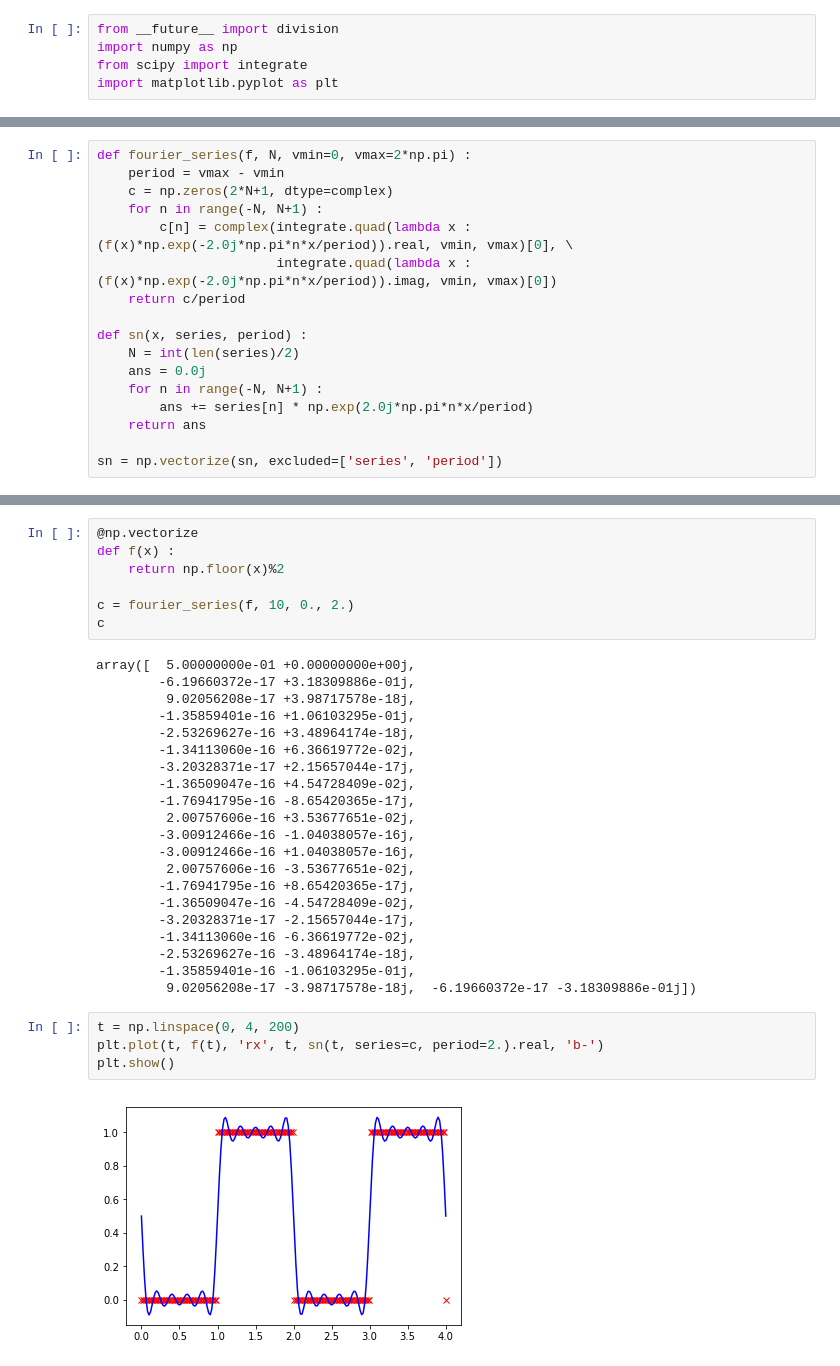
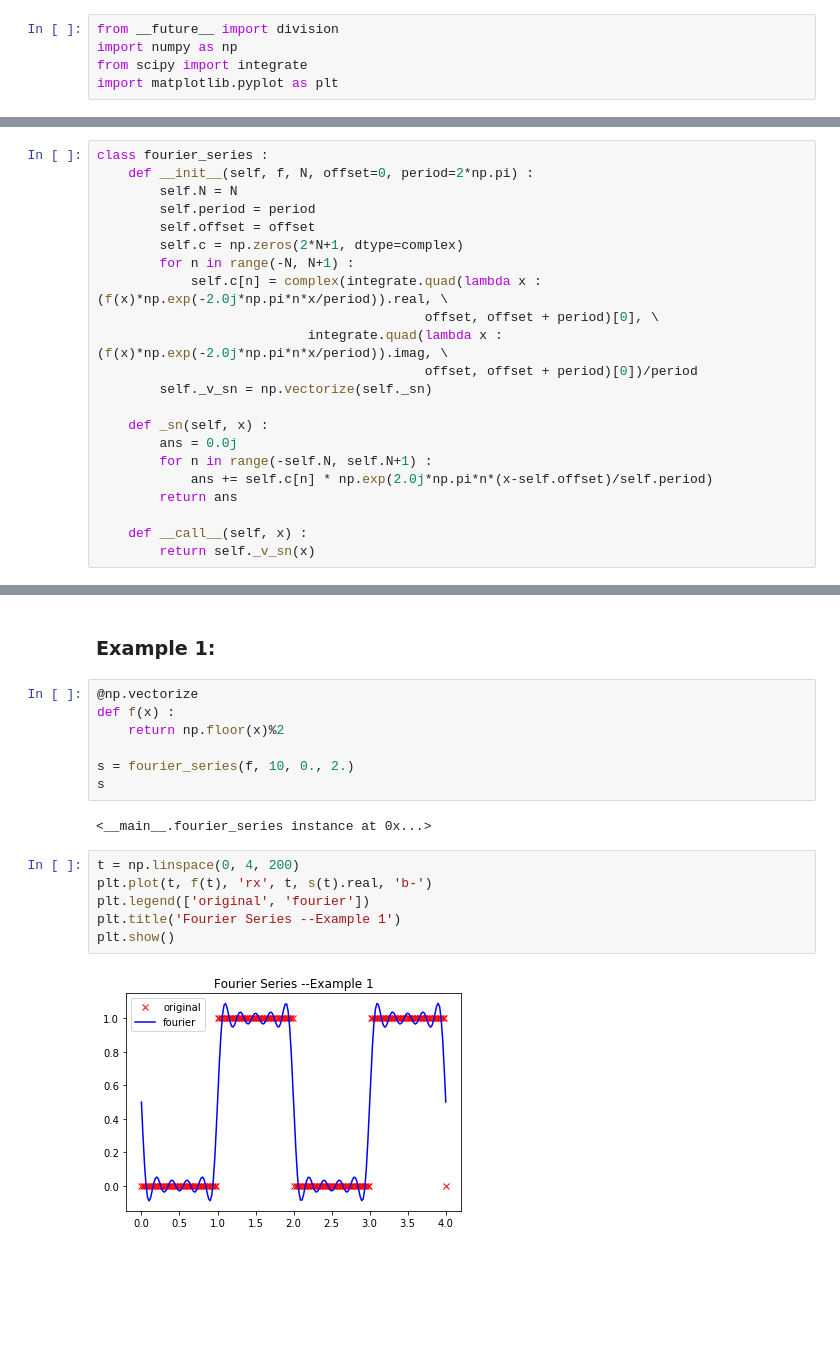
Before and after one commit to ftxi/epicycles, a Jupyter notebook: notebook/Fourier Series.ipynb, the cells around one changed output, grey strips where cells are left out. Drawn from its saved outputs; the diff is of its cells as text; blank space fills up the shorter version.

```diff
--- a/notebook/Fourier Series.ipynb
+++ b/notebook/Fourier Series.ipynb
@@ -16,17 +16,22 @@ import matplotlib.pyplot as plt
 # %%
-def fourier_series(f, N, vmin=0, vmax=2*np.pi) :
-    period = vmax - vmin
-    c = np.zeros(2*N+1, dtype=complex)
-    for n in range(-N, N+1) :
-        c[n] = complex(integrate.quad(lambda x : (f(x)*np.exp(-2.0j*np.pi*n*x/period)).real, vmin, vmax)[0], \
-                       integrate.quad(lambda x : (f(x)*np.exp(-2.0j*np.pi*n*x/period)).imag, vmin, vmax)[0])
-    return c/period
+class fourier_series :
+    def __init__(self, f, N, offset=0, period=2*np.pi) :
+        self.N = N
+        self.period = period
+        self.offset = offset
+        self.c = np.zeros(2*N+1, dtype=complex)
+        for n in range(-N, N+1) :
+            self.c[n] = complex(integrate.quad(lambda x : (f(x)*np.exp(-2.0j*np.pi*n*x/period)).real, \
+                                          offset, offset + period)[0], \
+                           integrate.quad(lambda x : (f(x)*np.exp(-2.0j*np.pi*n*x/period)).imag, \
+                                          offset, offset + period)[0])/period
+        self._v_sn = np.vectorize(self._sn)
 
-def sn(x, series, period) :
-    N = int(len(series)/2)
-    ans = 0.0j
-    for n in range(-N, N+1) :
-        ans += series[n] * np.exp(2.0j*np.pi*n*x/period)
-    return ans
+    def _sn(self, x) :
+        ans = 0.0j
+        for n in range(-self.N, self.N+1) :
+            ans += self.c[n] * np.exp(2.0j*np.pi*n*(x-self.offset)/self.period)
+        return ans
 
-sn = np.vectorize(sn, excluded=['series', 'period'])
+    def __call__(self, x) :
+        return self._v_sn(x)
@@ -35,34 +38,19 @@ Here is an example:
+# %% [markdown]
+### Example 1:
 # %%
 @np.vectorize
 def f(x) :
     return np.floor(x)%2
 
-c = fourier_series(f, 10, 0., 2.)
-c
+s = fourier_series(f, 10, 0., 2.)
+s
 # %% [output]
-array([  5.00000000e-01 +0.00000000e+00j,
-        -6.19660372e-17 +3.18309886e-01j,
-         9.02056208e-17 +3.98717578e-18j,
-        -1.35859401e-16 +1.06103295e-01j,
-        -2.53269627e-16 +3.48964174e-18j,
-        -1.34113060e-16 +6.36619772e-02j,
-        -3.20328371e-17 +2.15657044e-17j,
-        -1.36509047e-16 +4.54728409e-02j,
-        -1.76941795e-16 -8.65420365e-17j,
-         2.00757606e-16 +3.53677651e-02j,
-        -3.00912466e-16 -1.04038057e-16j,
-        -3.00912466e-16 +1.04038057e-16j,
-         2.00757606e-16 -3.53677651e-02j,
-        -1.76941795e-16 +8.65420365e-17j,
-        -1.36509047e-16 -4.54728409e-02j,
-        -3.20328371e-17 -2.15657044e-17j,
-        -1.34113060e-16 -6.36619772e-02j,
-        -2.53269627e-16 -3.48964174e-18j,
-        -1.35859401e-16 -1.06103295e-01j,
-         9.02056208e-17 -3.98717578e-18j,  -6.19660372e-17 -3.18309886e-01j])
+<__main__.fourier_series instance at 0x...>
 # %%
 t = np.linspace(0, 4, 200)
-plt.plot(t, f(t), 'rx', t, sn(t, series=c, period=2.).real, 'b-')
+plt.plot(t, f(t), 'rx', t, s(t).real, 'b-')
+plt.legend(['original', 'fourier'])
+plt.title('Fourier Series --Example 1')
 plt.show()
 # %% [output]
-[figure, old version]
+[figure, new version]
```
Also changed, not shown: parts of 11 cells of this notebook.
